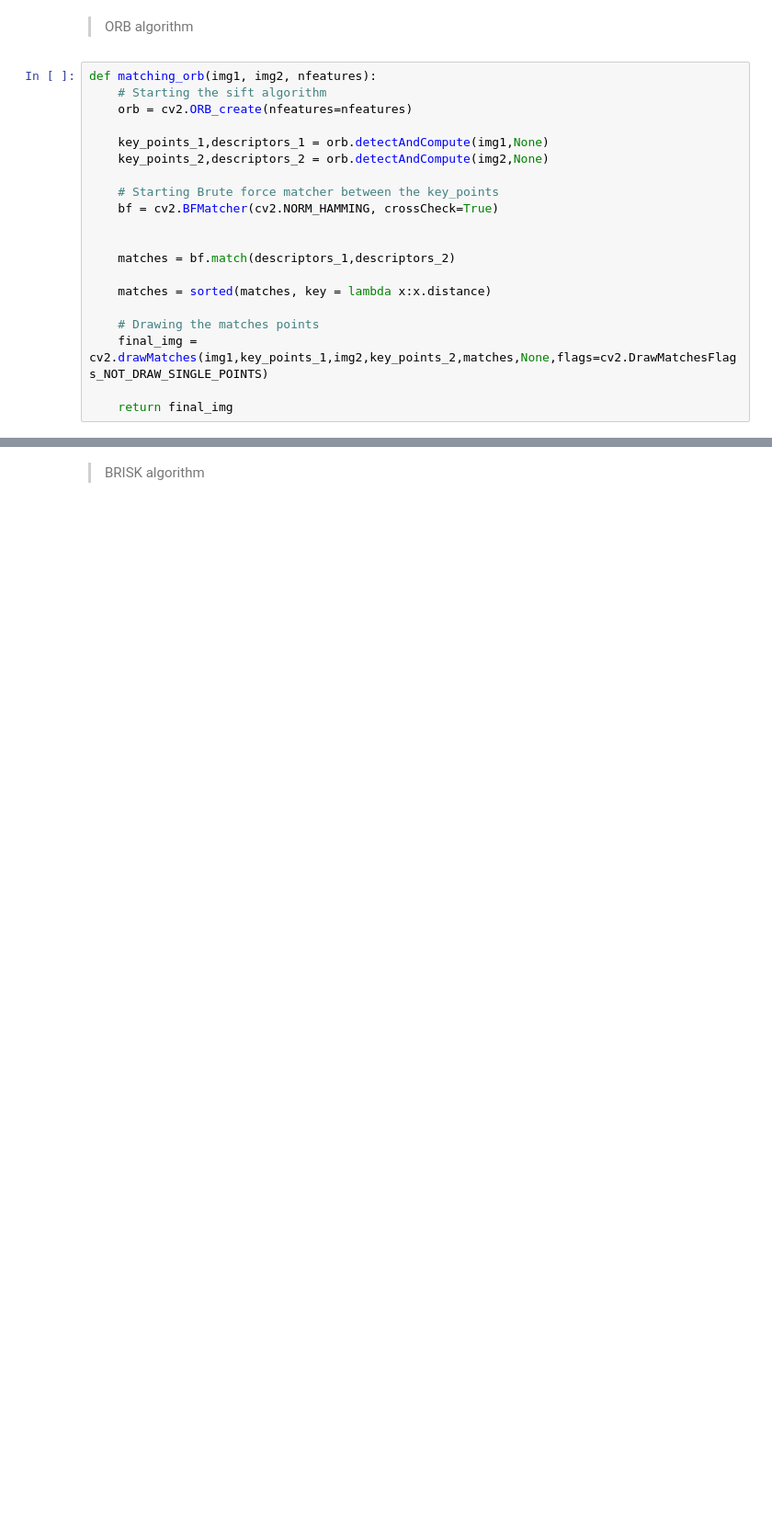
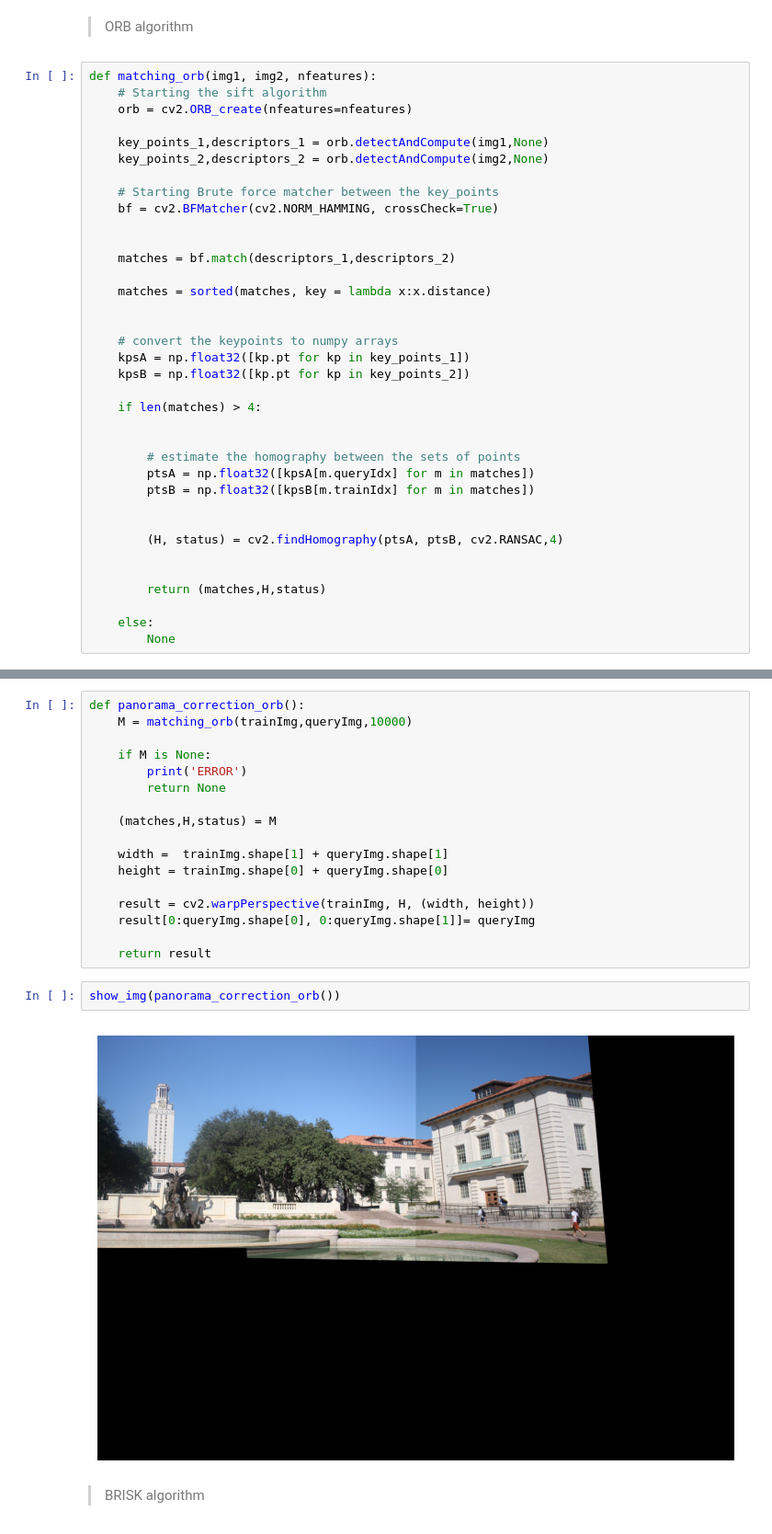
Before and after one commit to RichardeLira/Computer-Vision-Course, a Jupyter notebook: Task_05/Task_05.ipynb, the cells around one changed output, grey strips where cells are left out. Shown at 92% size. Saved outputs shown, nothing was run; the diff lists cells and outputs as text; blank space fills up the shorter version.

```diff
--- a/Task_05/Task_05.ipynb
+++ b/Task_05/Task_05.ipynb
@@ -251,7 +308,23 @@ def matching_orb(img1, img2, nfeatures):
 
     matches = sorted(matches, key = lambda x:x.distance)
 
-    # Drawing the matches points
-    final_img = cv2.drawMatches(img1,key_points_1,img2,key_points_2,matches,None,flags=cv2.DrawMatchesFlags_NOT_DRAW_SINGLE_POINTS)
 
-    return final_img
+    # convert the keypoints to numpy arrays
+    kpsA = np.float32([kp.pt for kp in key_points_1])
+    kpsB = np.float32([kp.pt for kp in key_points_2])
+
+    if len(matches) > 4:
+
+
+        # estimate the homography between the sets of points
+        ptsA = np.float32([kpsA[m.queryIdx] for m in matches])
+        ptsB = np.float32([kpsB[m.trainIdx] for m in matches])
+
+
+        (H, status) = cv2.findHomography(ptsA, ptsB, cv2.RANSAC,4)
+
+
+        return (matches,H,status)
+
+    else:
+        None
@@ -262,3 +331,24 @@ show_img(matching_orb(img_1, img_2,nfeatures=3000))
+# %%
+def panorama_correction_orb():
+    M = matching_orb(trainImg,queryImg,10000)
+
+    if M is None:
+        print('ERROR')
+        return None
+
+    (matches,H,status) = M
+
+    width =  trainImg.shape[1] + queryImg.shape[1]
+    height = trainImg.shape[0] + queryImg.shape[0]
+
+    result = cv2.warpPerspective(trainImg, H, (width, height))
+    result[0:queryImg.shape[0], 0:queryImg.shape[1]]= queryImg
+
+    return result
+# %%
+show_img(panorama_correction_orb())
+# %% [output]
+[figure, added]
 # %% [markdown]
 > BRISK algorithm
 # %%
```
Also changed, not shown: parts of 16 cells of this notebook.
